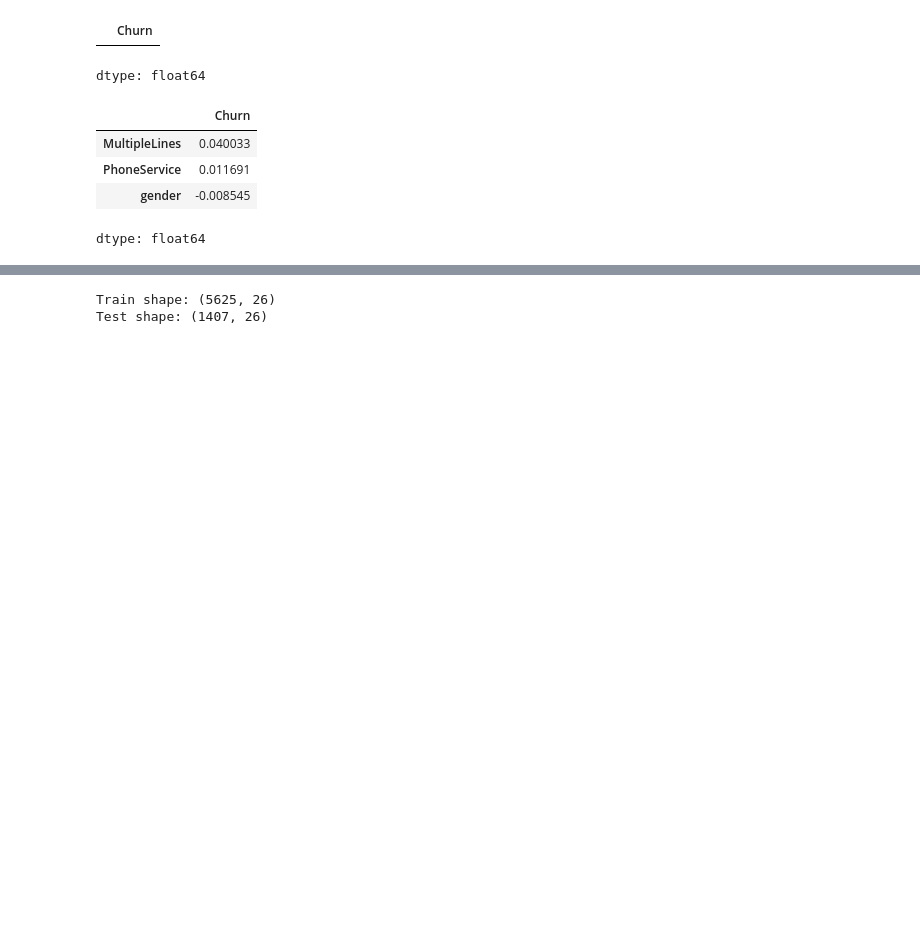
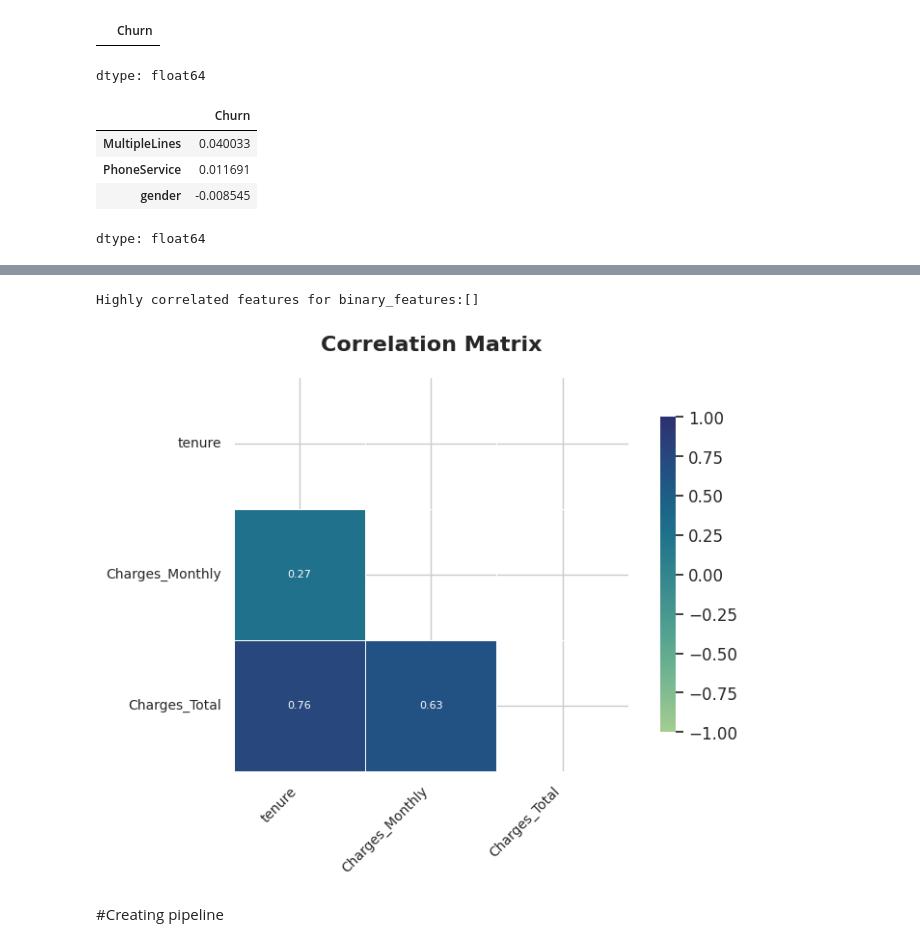
Before and after one commit to JCSR2022/challenge3-data-science-Alura, a Jupyter notebook: data/Data_Preprocessing_Stage.ipynb, the cells around one changed output, grey strips where cells are left out. Drawn from its saved outputs; the diff is of its cells as text; code cells hidden in the pictures; blank space fills up the shorter version.

```diff
--- a/data/Data_Preprocessing_Stage.ipynb
+++ b/data/Data_Preprocessing_Stage.ipynb
@@ -621,0 +624,11 @@ preprocessor = ColumnTransformer(
+# %%
+#categorical_numeric_features
+df = df_numeric_features[[col for col in df_numeric_features.columns if col != 'Churn']]
+corr_plot(df).show()
+multicollinear_features = Detecting_multicollinearity(df)
+print(f"Highly correlated features for binary_features:{multicollinear_features}")
+# %% [output]
+Highly correlated features for binary_features:[]
+[figure, added]
+# %% [markdown]
+#Creating pipeline
@@ -633,25 +668,0 @@ pipeline = Pipeline(
-# %%
-# ================================
-# 8. Train / Test Split
-# ================================
-
-X_train, X_test, y_train, y_test = train_test_split(
-    X,
-    y,
-    test_size=0.2,
-    random_state=42,
-    stratify=y
-)
-
-# ================================
-# 9. Fit Pipeline
-# ================================
-
-X_train_processed = pipeline.fit_transform(X_train)
-X_test_processed = pipeline.transform(X_test)
-
-print("Train shape:", X_train_processed.shape)
-print("Test shape:", X_test_processed.shape)
-# %% [output]
-Train shape: (5625, 26)
-Test shape: (1407, 26)
```
Also changed, not shown: parts of 19 cells of this notebook.
